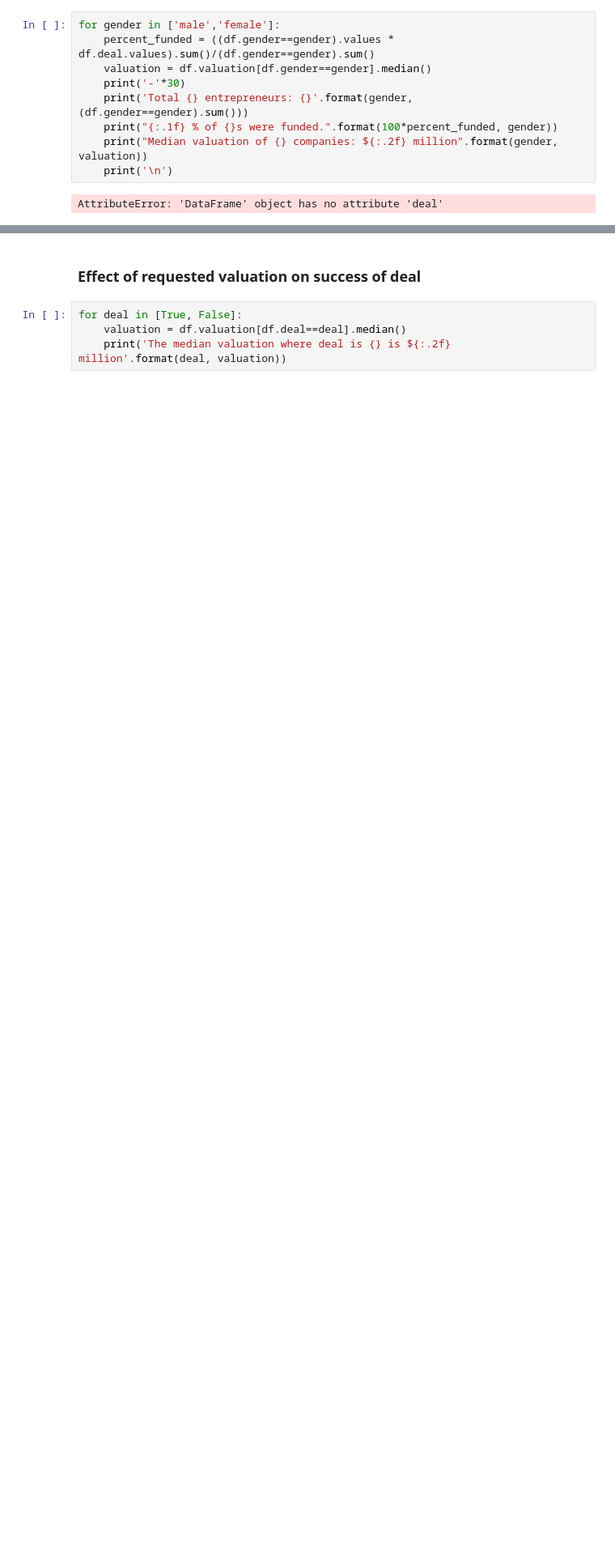
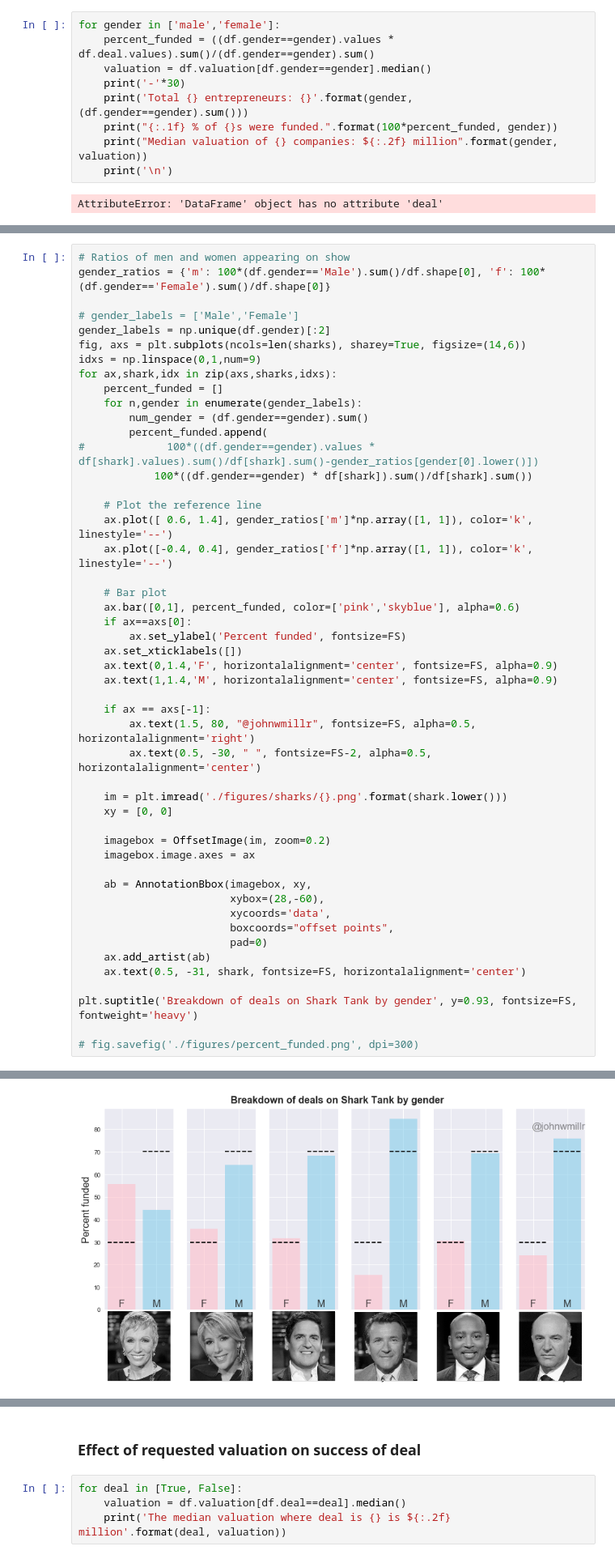
Before and after one commit to johnwmillr/SharkTank, a Jupyter notebook: SharkTank.ipynb, the cells around one changed output, grey strips where cells are left out. Shown at 81% size. Drawn from its saved outputs; the diff is of its cells as text; blank space fills up the shorter version.

```diff
--- a/SharkTank.ipynb
+++ b/SharkTank.ipynb
@@ -106,0 +116,50 @@ of the 125 Female entrepreneurs Harrington met, they funded 2.4%.
+# %%
+# Ratios of men and women appearing on show
+gender_ratios = {'m': 100*(df.gender=='Male').sum()/df.shape[0], 'f': 100*(df.gender=='Female').sum()/df.shape[0]}
+
+# gender_labels = ['Male','Female']
+gender_labels = np.unique(df.gender)[:2]
+fig, axs = plt.subplots(ncols=len(sharks), sharey=True, figsize=(14,6))
+idxs = np.linspace(0,1,num=9)
+for ax,shark,idx in zip(axs,sharks,idxs):
+    percent_funded = []
+    for n,gender in enumerate(gender_labels):
+        num_gender = (df.gender==gender).sum()
+        percent_funded.append(
+#             100*((df.gender==gender).values * df[shark].values).sum()/df[shark].sum()-gender_ratios[gender[0].lower()])
+            100*((df.gender==gender) * df[shark]).sum()/df[shark].sum())
+
+    # Plot the reference line
+    ax.plot([ 0.6, 1.4], gender_ratios['m']*np.array([1, 1]), color='k', linestyle='--')
+    ax.plot([-0.4, 0.4], gender_ratios['f']*np.array([1, 1]), color='k', linestyle='--')
+
+    # Bar plot
+    ax.bar([0,1], percent_funded, color=['pink','skyblue'], alpha=0.6)
+    if ax==axs[0]:
+        ax.set_ylabel('Percent funded', fontsize=FS)
+    ax.set_xticklabels([])
+    ax.text(0,1.4,'F', horizontalalignment='center', fontsize=FS, alpha=0.9)
+    ax.text(1,1.4,'M', horizontalalignment='center', fontsize=FS, alpha=0.9)
+
+    if ax == axs[-1]:
+        ax.text(1.5, 80, "@johnwmillr", fontsize=FS, alpha=0.5, horizontalalignment='right')
+        ax.text(0.5, -30, " ", fontsize=FS-2, alpha=0.5, horizontalalignment='center')
+
+    im = plt.imread('./figures/sharks/{}.png'.format(shark.lower()))
+    xy = [0, 0]
+
+    imagebox = OffsetImage(im, zoom=0.2)
+    imagebox.image.axes = ax
+
+    ab = AnnotationBbox(imagebox, xy,
+                        xybox=(28,-60),
+                        xycoords='data',
+                        boxcoords="offset points",
+                        pad=0)
+    ax.add_artist(ab)
+    ax.text(0.5, -31, shark, fontsize=FS, horizontalalignment='center')
+
+plt.suptitle('Breakdown of deals on Shark Tank by gender', y=0.93, fontsize=FS, fontweight='heavy')
+
+# fig.savefig('./figures/percent_funded.png', dpi=300)
+# %% [output]
@@ -106,0 +167 @@ of the 125 Female entrepreneurs Harrington met, they funded 2.4%.
+[figure, added]
```
Also changed, not shown: parts of 25 cells of this notebook.
